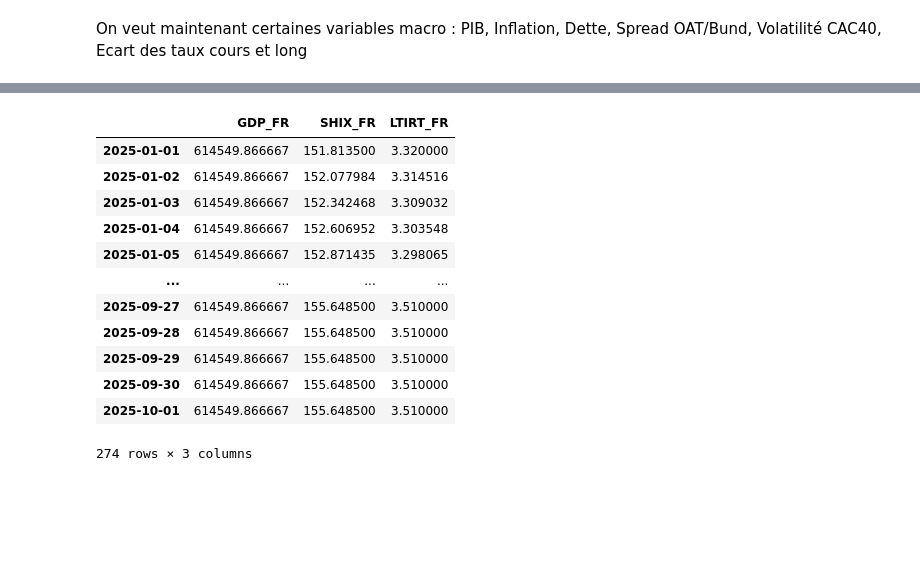
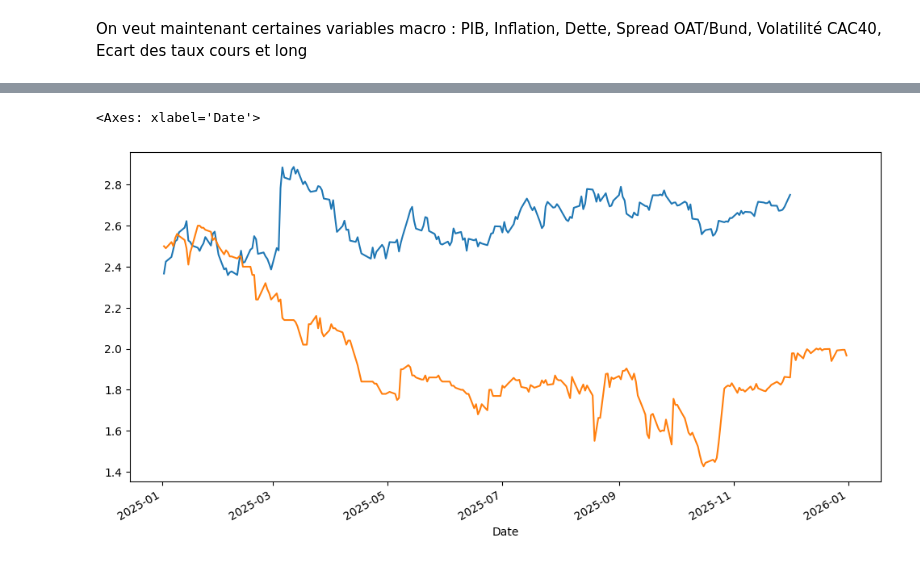
Before and after one commit to elyanrgn/Nowcasting_ENSAE, a Jupyter notebook: src/4_VAR/var_sentiment.ipynb, the cells around one changed output, grey strips where cells are left out. Saved outputs shown, nothing was run; the diff lists cells and outputs as text; code cells hidden in the pictures; blank space fills up the shorter version.

```diff
--- a/src/4_VAR/var_sentiment.ipynb
+++ b/src/4_VAR/var_sentiment.ipynb
@@ -121,17 +144,9 @@ Index(['GDP_FR', 'EXPGS_FR', 'IMPGS_FR', 'GFCE_FR', 'HFCE_FR', 'CONSD_FR',
+# %%
+german_long_rate.plot(figsize=(12, 6))
+german_short_rate.plot(figsize=(12, 6))
+# %% [output]
+<Axes: xlabel='Date'>
+[figure, added]
 # %%
-macro_data_FR_daily
-#macro_data_FR_daily['GDP_FR'].isna().sum()
+sentiment_FR = sentiment_FR.reindex(dates_daily, method="nearest").interpolate(method="time")
+sentiment_DE = sentiment_DE.reindex(dates_daily, method='nearest').interpolate(method  = "time" )
-# %% [output]
-|  | GDP_FR | SHIX_FR | LTIRT_FR |
-| 2025-01-01 | 614549.866667 | 151.813500 | 3.320000 |
-| 2025-01-02 | 614549.866667 | 152.077984 | 3.314516 |
-| 2025-01-03 | 614549.866667 | 152.342468 | 3.309032 |
-| 2025-01-04 | 614549.866667 | 152.606952 | 3.303548 |
-| 2025-01-05 | 614549.866667 | 152.871435 | 3.298065 |
-| ... | ... | ... | ... |
-| 2025-09-27 | 614549.866667 | 155.648500 | 3.510000 |
-| 2025-09-28 | 614549.866667 | 155.648500 | 3.510000 |
-| 2025-09-29 | 614549.866667 | 155.648500 | 3.510000 |
-| 2025-09-30 | 614549.866667 | 155.648500 | 3.510000 |
-| 2025-10-01 | 614549.866667 | 155.648500 | 3.510000 |
-274 rows × 3 columns
```
Also changed, not shown: parts of 7 cells of this notebook, 1 other file.
